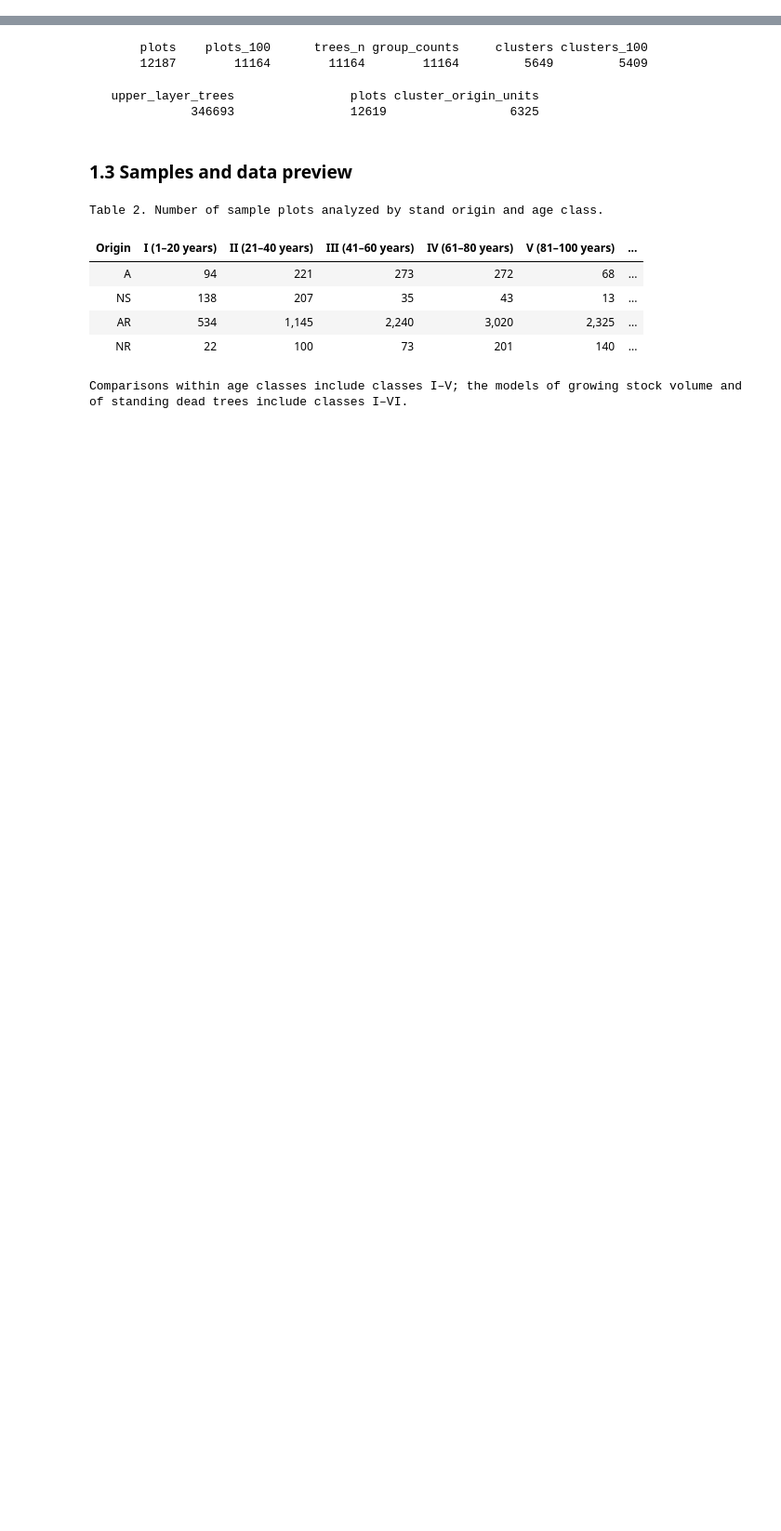
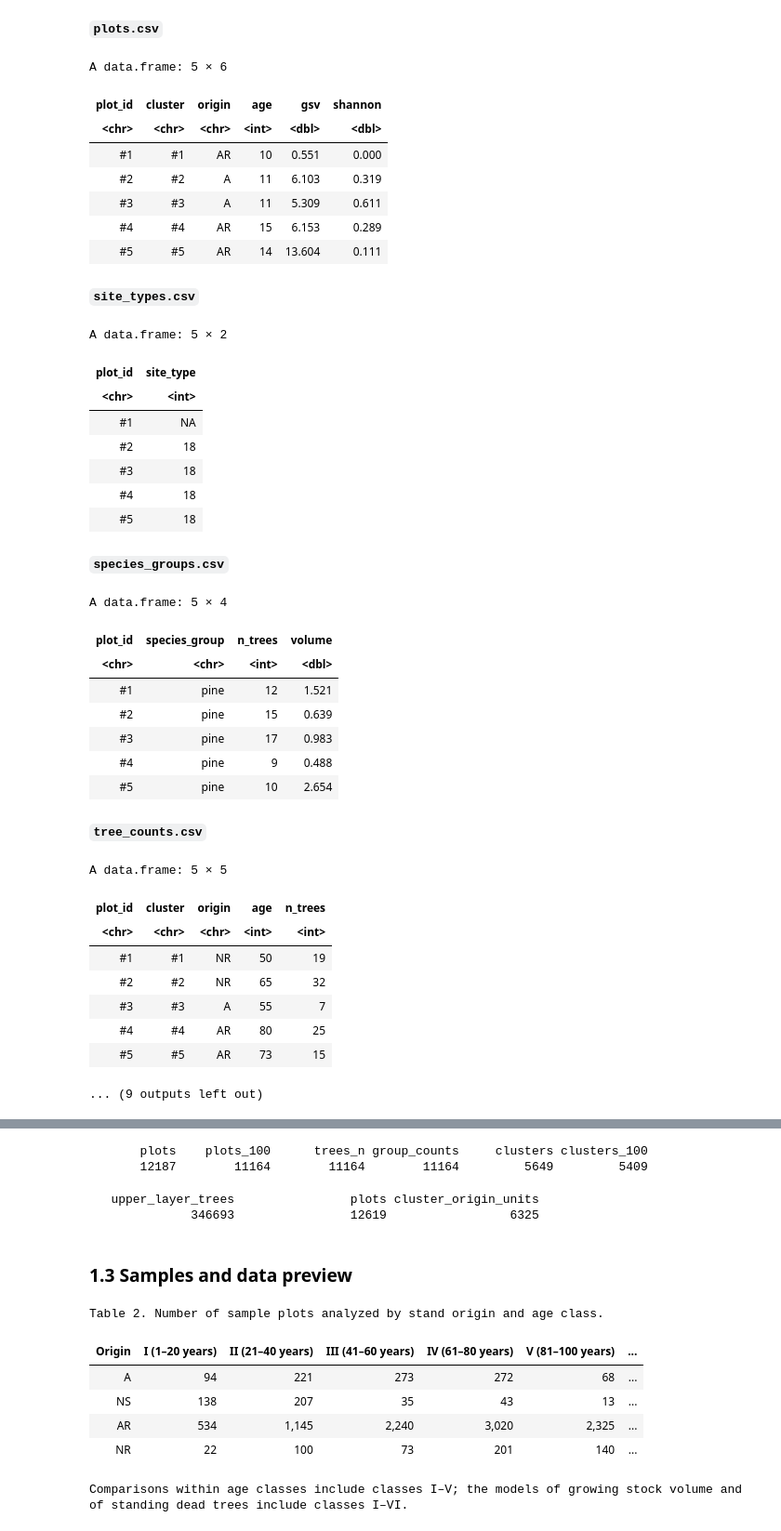
Before and after one commit to Petroselinum/pine_stand_origin, a Jupyter notebook: pine_stand_origin_analysis.ipynb, the cells around one changed output, grey strips where cells are left out. Shown at 93% size. Cells and saved outputs as stored; diff of their text form; code cells hidden in the pictures; blank space fills up the shorter version.

```diff
--- a/pine_stand_origin_analysis.ipynb
+++ b/pine_stand_origin_analysis.ipynb
@@ -242,0 +221,48 @@ where *K* is the number of species on the plot, *v<sub>i</sub>* the volume of sp
+# %%
+# First five rows of each input file; NFI plot and cluster identifiers are replaced with sequential numbers
+input_files <- c("plots.csv", "site_types.csv", "species_groups.csv", "tree_counts.csv", "standing_dead_trees.csv",
+                 "pca_plots.csv", "trees.csv")
+for (f in input_files) {
+  d <- read.csv(file.path(data_dir, f), nrows = 5)
+  for (k in intersect(names(d), c("plot_id", "cluster"))) d[[k]] <- paste0("#", seq_len(nrow(d)))
+  IRdisplay::display_markdown(sprintf("**`%s`**", f))
+  IRdisplay::display(d |> mutate(across(where(is.double), \(x) round(x, 3))))
+}
+# %% [output]
+**`plots.csv`**
+A data.frame: 5 × 6
+| plot_id | cluster | origin | age | gsv | shannon |
+| <chr> | <chr> | <chr> | <int> | <dbl> | <dbl> |
+| #1 | #1 | AR | 10 | 0.551 | 0.000 |
+| #2 | #2 | A | 11 | 6.103 | 0.319 |
+| #3 | #3 | A | 11 | 5.309 | 0.611 |
+| #4 | #4 | AR | 15 | 6.153 | 0.289 |
+| #5 | #5 | AR | 14 | 13.604 | 0.111 |
+**`site_types.csv`**
+A data.frame: 5 × 2
+| plot_id | site_type |
+| <chr> | <int> |
+| #1 | NA |
+| #2 | 18 |
+| #3 | 18 |
+| #4 | 18 |
+| #5 | 18 |
+**`species_groups.csv`**
+A data.frame: 5 × 4
+| plot_id | species_group | n_trees | volume |
+| <chr> | <chr> | <int> | <dbl> |
+| #1 | pine | 12 | 1.521 |
+| #2 | pine | 15 | 0.639 |
+| #3 | pine | 17 | 0.983 |
+| #4 | pine | 9 | 0.488 |
+| #5 | pine | 10 | 2.654 |
+**`tree_counts.csv`**
+A data.frame: 5 × 5
+| plot_id | cluster | origin | age | n_trees |
+| <chr> | <chr> | <chr> | <int> | <int> |
+| #1 | #1 | NR | 50 | 19 |
+| #2 | #2 | NR | 65 | 32 |
+| #3 | #3 | A | 55 | 7 |
+| #4 | #4 | AR | 80 | 25 |
+| #5 | #5 | AR | 73 | 15 |
+... (9 outputs left out)
```
Also changed, not shown: parts of 13 cells of this notebook.
